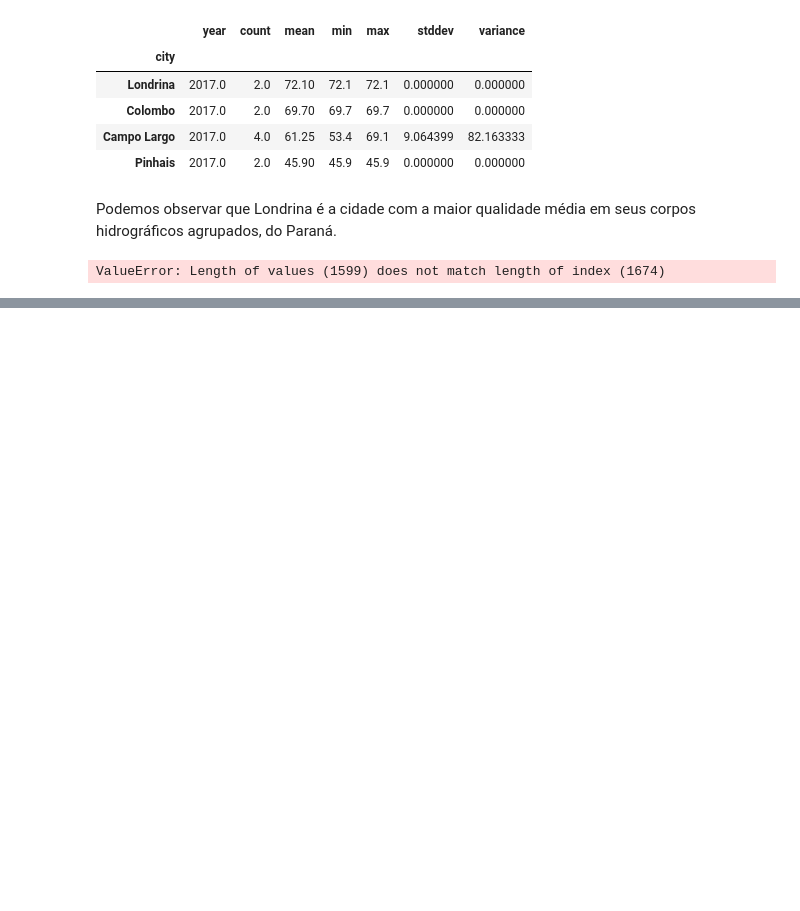
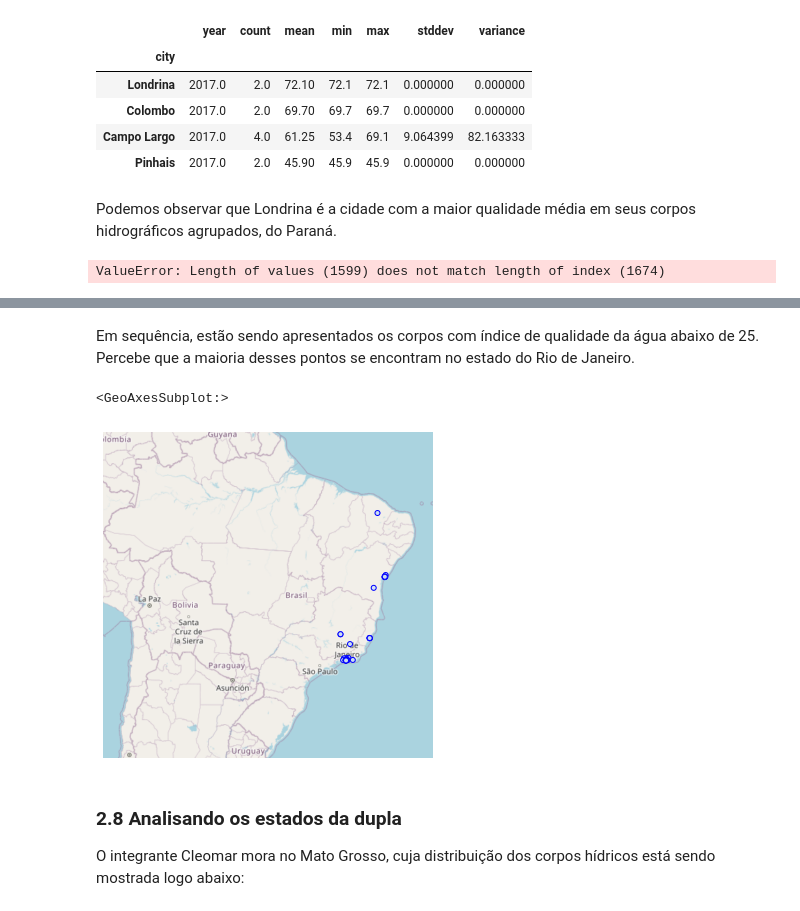
Before and after one commit to gabrielpastori/bda2, a Jupyter notebook: analysis.ipynb, the cells around one changed output, grey strips where cells are left out. Cells and saved outputs as stored; diff of their text form; code cells hidden in the pictures; blank space fills up the shorter version.

```diff
--- a/analysis.ipynb
+++ b/analysis.ipynb
@@ -243,0 +262,13 @@ ValueError: Length of values (1599) does not match length of index (1674)
+# %% [markdown]
+Em sequência, estão sendo apresentados os corpos com índice de qualidade da água abaixo de 25. Percebe que a maioria desses pontos se encontram no estado do Rio de Janeiro.
+# %%
+points_lt_25 = points_gpd[points_gpd['mean'] < 25]
+
+br_ax = gplt.webmap(cities_gpd, projection = gcrs.WebMercator())
+gplt.pointplot(points_lt_25, ax=br_ax, hue=points_gpd['mean'], edgecolor="blue", norm=norm, cmap=cmap, extent=extent)
+# %% [output]
+<GeoAxesSubplot:>
+[figure, added]
+# %% [markdown]
+<h3>2.8 Analisando os estados da dupla</h3>
+<p>O integrante Cleomar mora no Mato Grosso, cuja distribuição dos corpos hídricos está sendo mostrada logo abaixo:</p>
```
Also changed, not shown: parts of 15 cells of this notebook.
